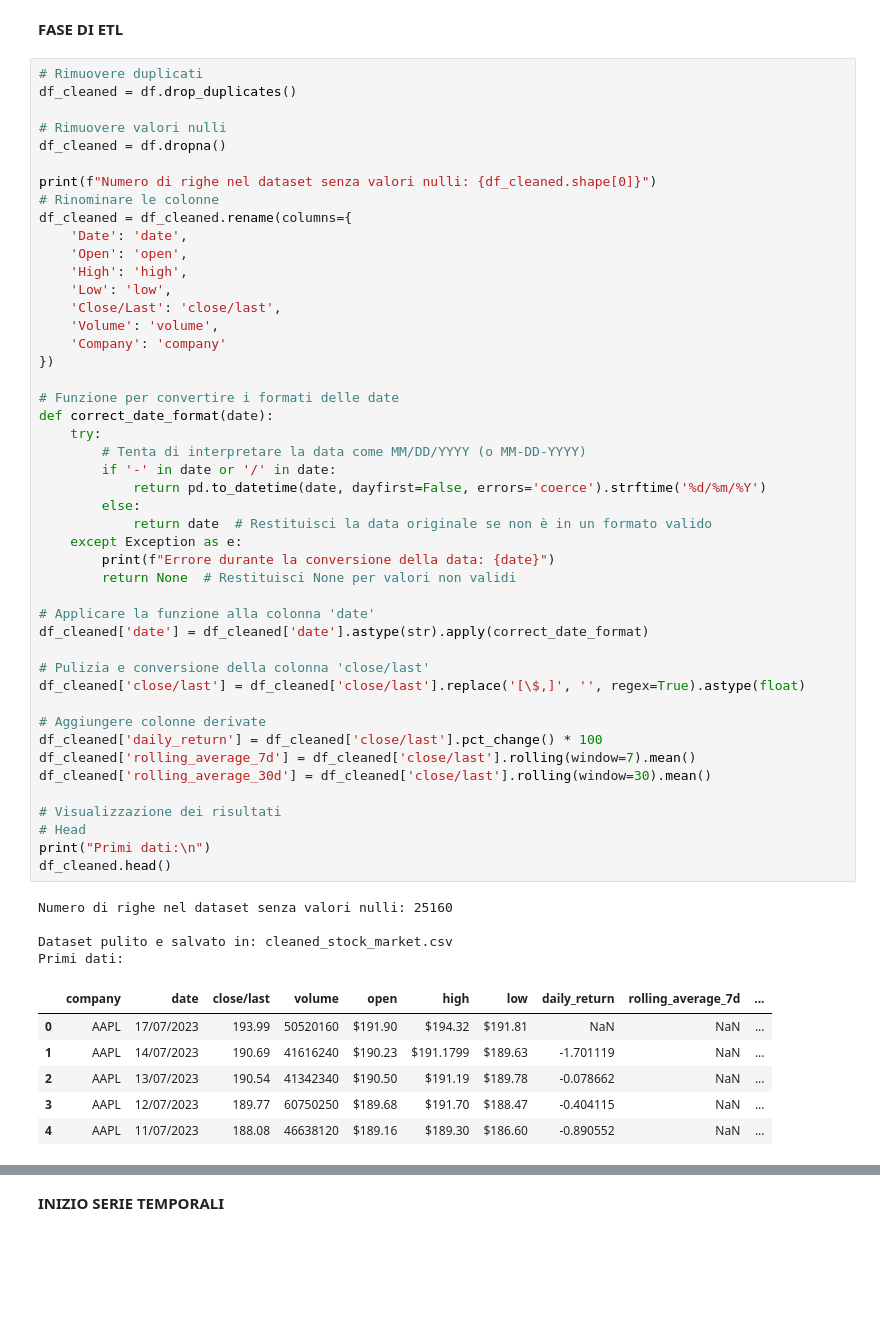
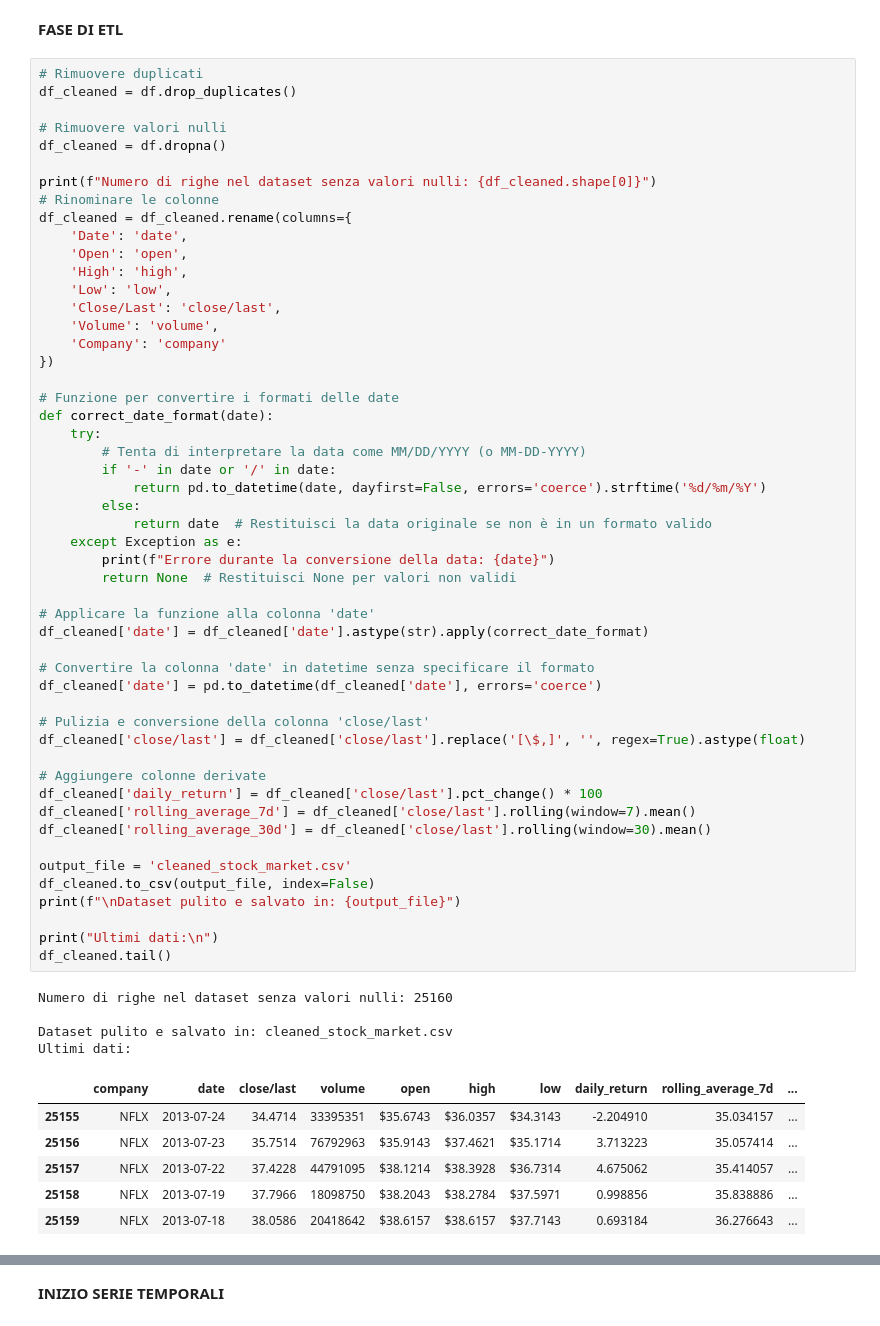
Before and after one commit to diegosantarelli/Data_science_2024, a Jupyter notebook: DS_Python/Stock_market.ipynb, the cells around one changed output, grey strips where cells are left out. Saved outputs shown, nothing was run; the diff lists cells and outputs as text; blank space fills up the shorter version.

```diff
--- a/DS_Python/Stock_market.ipynb
+++ b/DS_Python/Stock_market.ipynb
@@ -92,43 +92,48 @@ df_cleaned = df_cleaned.rename(columns={
 })
 
 # Funzione per convertire i formati delle date
 def correct_date_format(date):
     try:
         # Tenta di interpretare la data come MM/DD/YYYY (o MM-DD-YYYY)
         if '-' in date or '/' in date:
             return pd.to_datetime(date, dayfirst=False, errors='coerce').strftime('%d/%m/%Y')
         else:
             return date  # Restituisci la data originale se non è in un formato valido
     except Exception as e:
         print(f"Errore durante la conversione della data: {date}")
         return None  # Restituisci None per valori non validi
 
 # Applicare la funzione alla colonna 'date'
 df_cleaned['date'] = df_cleaned['date'].astype(str).apply(correct_date_format)
 
+# Convertire la colonna 'date' in datetime senza specificare il formato
+df_cleaned['date'] = pd.to_datetime(df_cleaned['date'], errors='coerce')
+
 # Pulizia e conversione della colonna 'close/last'
 df_cleaned['close/last'] = df_cleaned['close/last'].replace('[\$,]', '', regex=True).astype(float)
 
 # Aggiungere colonne derivate
 df_cleaned['daily_return'] = df_cleaned['close/last'].pct_change() * 100
 df_cleaned['rolling_average_7d'] = df_cleaned['close/last'].rolling(window=7).mean()
 df_cleaned['rolling_average_30d'] = df_cleaned['close/last'].rolling(window=30).mean()
 
-# Visualizzazione dei risultati
-# Head
-print("Primi dati:\n")
-df_cleaned.head()
+output_file = 'cleaned_stock_market.csv'
+df_cleaned.to_csv(output_file, index=False)
+print(f"\nDataset pulito e salvato in: {output_file}")
+
+print("Ultimi dati:\n")
+df_cleaned.tail()
 # %% [output]
 Numero di righe nel dataset senza valori nulli: 25160
 
 Dataset pulito e salvato in: cleaned_stock_market.csv
-Primi dati:
+Ultimi dati:
 |  | company | date | close/last | volume | open | high | low | daily_return | rolling_average_7d | ... |
-| 0 | AAPL | 17/07/2023 | 193.99 | 50520160 | $191.90 | $194.32 | $191.81 | NaN | NaN | ... |
-| 1 | AAPL | 14/07/2023 | 190.69 | 41616240 | $190.23 | $191.1799 | $189.63 | -1.701119 | NaN | ... |
-| 2 | AAPL | 13/07/2023 | 190.54 | 41342340 | $190.50 | $191.19 | $189.78 | -0.078662 | NaN | ... |
-| 3 | AAPL | 12/07/2023 | 189.77 | 60750250 | $189.68 | $191.70 | $188.47 | -0.404115 | NaN | ... |
-| 4 | AAPL | 11/07/2023 | 188.08 | 46638120 | $189.16 | $189.30 | $186.60 | -0.890552 | NaN | ... |
+| 25155 | NFLX | 2013-07-24 | 34.4714 | 33395351 | $35.6743 | $36.0357 | $34.3143 | -2.204910 | 35.034157 | ... |
+| 25156 | NFLX | 2013-07-23 | 35.7514 | 76792963 | $35.9143 | $37.4621 | $35.1714 | 3.713223 | 35.057414 | ... |
+| 25157 | NFLX | 2013-07-22 | 37.4228 | 44791095 | $38.1214 | $38.3928 | $36.7314 | 4.675062 | 35.414057 | ... |
+| 25158 | NFLX | 2013-07-19 | 37.7966 | 18098750 | $38.2043 | $38.2784 | $37.5971 | 0.998856 | 35.838886 | ... |
+| 25159 | NFLX | 2013-07-18 | 38.0586 | 20418642 | $38.6157 | $38.6157 | $37.7143 | 0.693184 | 36.276643 | ... |
 # %%
 # Informazioni generali sul dataset
 print("Informazioni generali sul dataset:")
```
Also changed, not shown: parts of 12 cells of this notebook, 1 other file.
